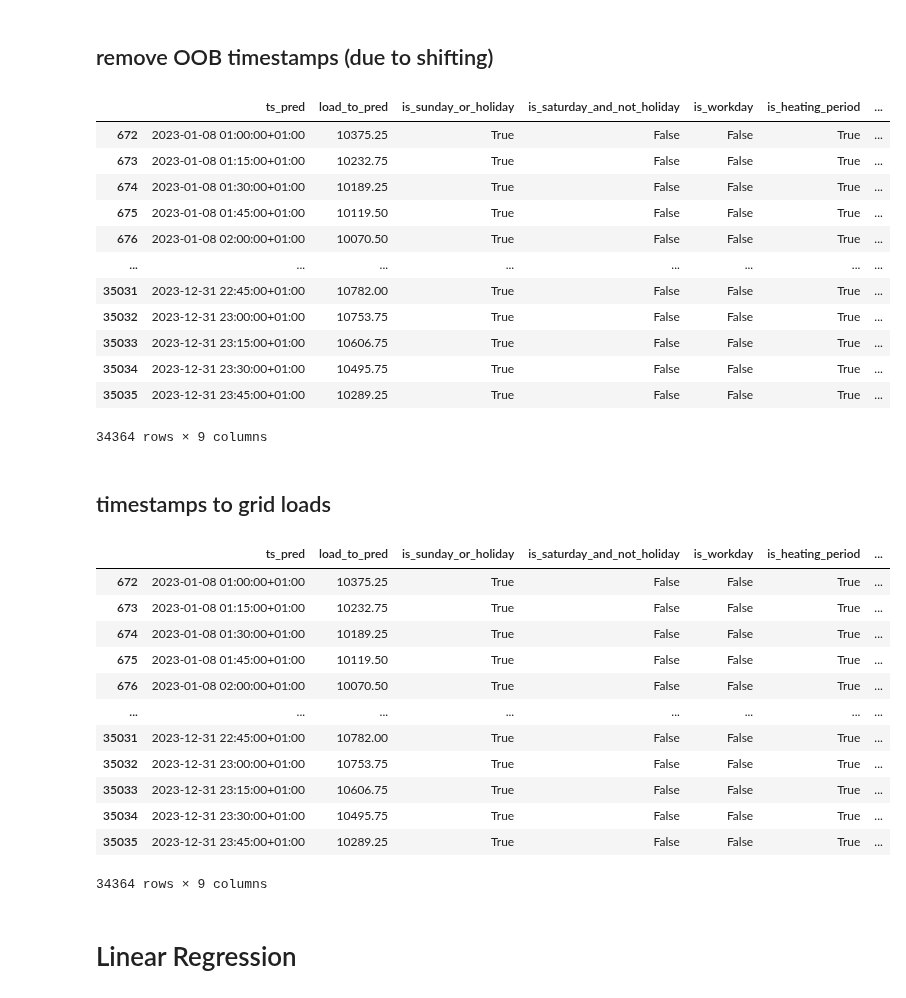
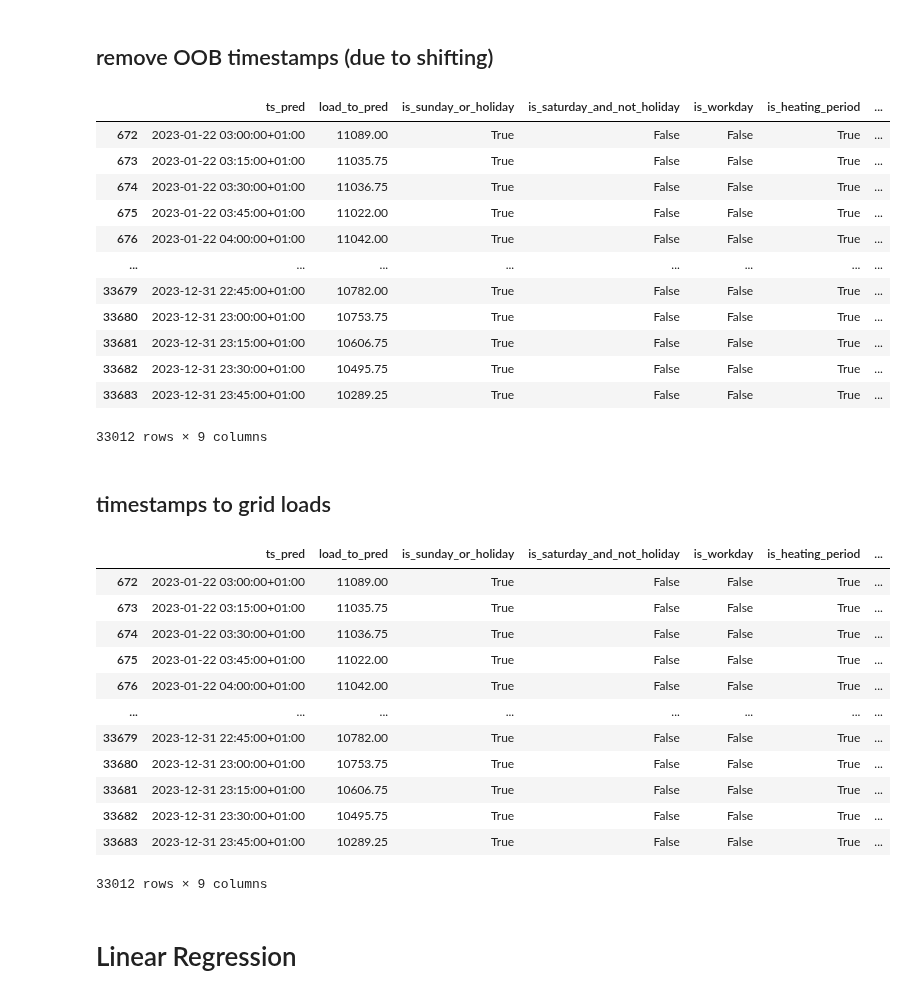
Before and after one commit to MischaDy/electricity-uq, a Jupyter notebook: energy_test.ipynb, the cells around one changed output. Drawn from its saved outputs; the diff is of its cells as text; code cells hidden in the pictures.

```diff
--- a/energy_test.ipynb
+++ b/energy_test.ipynb
@@ -142,58 +164,58 @@ AttributeError: 'NoneType' object has no attribute 'rename'
 # %% [markdown]
 ## remove OOB timestamps (due to shifting)
 # %%
-def remove_oob_ts(df):
+def remove_oob_ts(df, lags):
     ts_with_data_min, ts_with_data_max = df.ts_pred.min(), df.ts_pred.max()
-
-    for col in ['ts_last_week', 'ts_last_15_minutes', 'ts_last_hour']:
+    for col in TS_COLS:
         out_of_bounds_index = df[(df[col] < ts_with_data_min) | (df[col] > ts_with_data_max)].index
         df.drop(index=out_of_bounds_index, inplace=True)
     return df
 
-df = remove_oob_ts(df)
+df = remove_oob_ts(df, LAGS)
 df
 # %% [output]
 |  | ts_pred | load_to_pred | is_sunday_or_holiday | is_saturday_and_not_holiday | is_workday | is_heating_period | ... |
-| 672 | 2023-01-08 01:00:00+01:00 | 10375.25 | True | False | False | True | ... |
-| 673 | 2023-01-08 01:15:00+01:00 | 10232.75 | True | False | False | True | ... |
-| 674 | 2023-01-08 01:30:00+01:00 | 10189.25 | True | False | False | True | ... |
-| 675 | 2023-01-08 01:45:00+01:00 | 10119.50 | True | False | False | True | ... |
-| 676 | 2023-01-08 02:00:00+01:00 | 10070.50 | True | False | False | True | ... |
+| 672 | 2023-01-22 03:00:00+01:00 | 11089.00 | True | False | False | True | ... |
+| 673 | 2023-01-22 03:15:00+01:00 | 11035.75 | True | False | False | True | ... |
+| 674 | 2023-01-22 03:30:00+01:00 | 11036.75 | True | False | False | True | ... |
+| 675 | 2023-01-22 03:45:00+01:00 | 11022.00 | True | False | False | True | ... |
+| 676 | 2023-01-22 04:00:00+01:00 | 11042.00 | True | False | False | True | ... |
 | ... | ... | ... | ... | ... | ... | ... | ... |
-| 35031 | 2023-12-31 22:45:00+01:00 | 10782.00 | True | False | False | True | ... |
-| 35032 | 2023-12-31 23:00:00+01:00 | 10753.75 | True | False | False | True | ... |
-| 35033 | 2023-12-31 23:15:00+01:00 | 10606.75 | True | False | False | True | ... |
-| 35034 | 2023-12-31 23:30:00+01:00 | 10495.75 | True | False | False | True | ... |
-| 35035 | 2023-12-31 23:45:00+01:00 | 10289.25 | True | False | False | True | ... |
+| 33679 | 2023-12-31 22:45:00+01:00 | 10782.00 | True | False | False | True | ... |
+| 33680 | 2023-12-31 23:00:00+01:00 | 10753.75 | True | False | False | True | ... |
+| 33681 | 2023-12-31 23:15:00+01:00 | 10606.75 | True | False | False | True | ... |
+| 33682 | 2023-12-31 23:30:00+01:00 | 10495.75 | True | False | False | True | ... |
+| 33683 | 2023-12-31 23:45:00+01:00 | 10289.25 | True | False | False | True | ... |
-34364 rows × 9 columns
+33012 rows × 9 columns
 # %% [markdown]
 ## timestamps to grid loads
 # %%
 def ts_to_loads(df):
-    df = df.assign(load_last_week=df.ts_last_week.map(lambda ts: grid_load_dict[ts]))
-    df = df.assign(load_last_hour=df.ts_last_hour.map(lambda ts: grid_load_dict[ts]))
-    df = df.assign(load_last_15_minutes=df.ts_last_15_minutes.map(lambda ts: grid_load_dict[ts]))
+    for lag_name, ts_col_name in zip(LAGS, TS_COLS):
+        load = df[ts_col_name].map(lambda ts: GRID_LOAD_DICT[ts])
+        new_col_data = {f'load_{lag_name}': load}
+        df = df.assign(**new_col_data)
 
     # remove unneeded time stamp columns
-    df.drop(['ts_last_week', 'ts_last_hour', 'ts_last_15_minutes'], axis=1, inplace=True)
+    df.drop(TS_COLS, axis=1, inplace=True)
     return df
 
 df = ts_to_loads(df)
 df
 # %% [output]
 |  | ts_pred | load_to_pred | is_sunday_or_holiday | is_saturday_and_not_holiday | is_workday | is_heating_period | ... |
-| 672 | 2023-01-08 01:00:00+01:00 | 10375.25 | True | False | False | True | ... |
-| 673 | 2023-01-08 01:15:00+01:00 | 10232.75 | True | False | False | True | ... |
-| 674 | 2023-01-08 01:30:00+01:00 | 10189.25 | True | False | False | True | ... |
-| 675 | 2023-01-08 01:45:00+01:00 | 10119.50 | True | False | False | True | ... |
-| 676 | 2023-01-08 02:00:00+01:00 | 10070.50 | True | False | False | True | ... |
+| 672 | 2023-01-22 03:00:00+01:00 | 11089.00 | True | False | False | True | ... |
+| 673 | 2023-01-22 03:15:00+01:00 | 11035.75 | True | False | False | True | ... |
+| 674 | 2023-01-22 03:30:00+01:00 | 11036.75 | True | False | False | True | ... |
+| 675 | 2023-01-22 03:45:00+01:00 | 11022.00 | True | False | False | True | ... |
+| 676 | 2023-01-22 04:00:00+01:00 | 11042.00 | True | False | False | True | ... |
 | ... | ... | ... | ... | ... | ... | ... | ... |
-| 35031 | 2023-12-31 22:45:00+01:00 | 10782.00 | True | False | False | True | ... |
-| 35032 | 2023-12-31 23:00:00+01:00 | 10753.75 | True | False | False | True | ... |
-| 35033 | 2023-12-31 23:15:00+01:00 | 10606.75 | True | False | False | True | ... |
-| 35034 | 2023-12-31 23:30:00+01:00 | 10495.75 | True | False | False | True | ... |
-| 35035 | 2023-12-31 23:45:00+01:00 | 10289.25 | True | False | False | True | ... |
+| 33679 | 2023-12-31 22:45:00+01:00 | 10782.00 | True | False | False | True | ... |
+| 33680 | 2023-12-31 23:00:00+01:00 | 10753.75 | True | False | False | True | ... |
+| 33681 | 2023-12-31 23:15:00+01:00 | 10606.75 | True | False | False | True | ... |
+| 33682 | 2023-12-31 23:30:00+01:00 | 10495.75 | True | False | False | True | ... |
+| 33683 | 2023-12-31 23:45:00+01:00 | 10289.25 | True | False | False | True | ... |
-34364 rows × 9 columns
+33012 rows × 9 columns
 # %%
 def save_df(df, filename='data.pkl'):
     df.to_pickle(filename)
```
Also changed, not shown: parts of 7 cells of this notebook, 3 other files.
